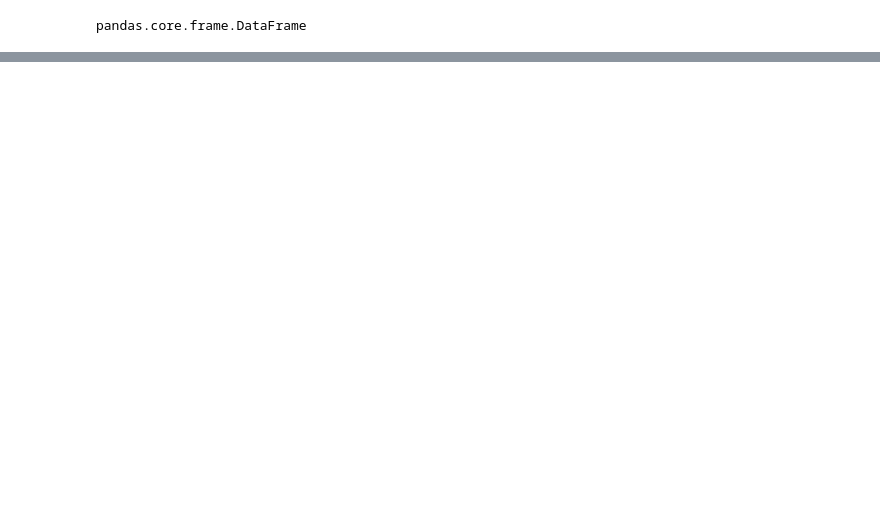
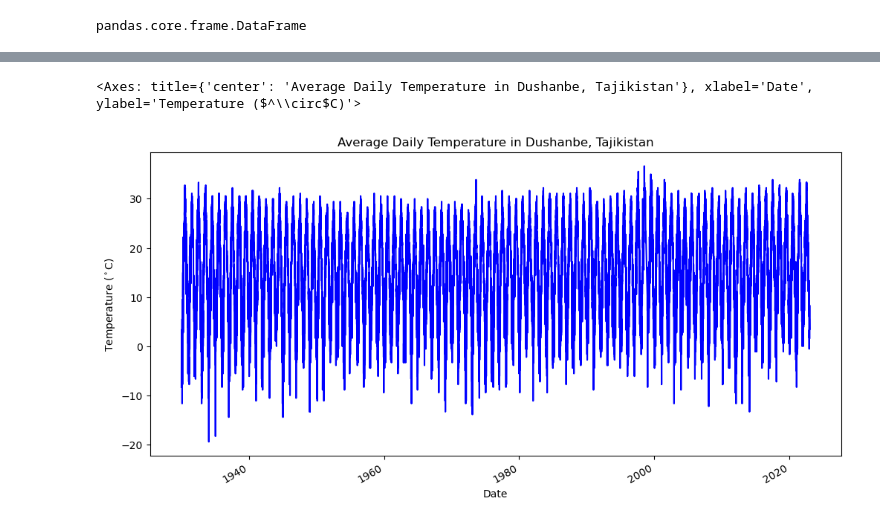
Before and after one commit to hakimsaad9387/01-climate-fall-template, a Jupyter notebook: 06-climate-portfolio.ipynb, the cells around one changed output, grey strips where cells are left out. Drawn from its saved outputs; the diff is of its cells as text; code cells hidden in the pictures; blank space fills up the shorter version.

```diff
--- a/06-climate-portfolio.ipynb
+++ b/06-climate-portfolio.ipynb
@@ -150,0 +158,13 @@ dushanbe_temp_units_df
+# %%
+### plot the celsius data using .plot
+dushanbe_temp_units_df.plot(
+    y = 'avg_temp_cel',
+    title = 'Average Daily Temperature in Dushanbe, Tajikistan',
+    xlabel = 'Date',
+    ylabel = 'Temperature ($^\circ$C)',
+    figsize = (12, 6),
+    color = 'blue',
+    legend = False)
+# %% [output]
+<Axes: title={'center': 'Average Daily Temperature in Dushanbe, Tajikistan'}, xlabel='Date', ylabel='Temperature ($^\\circ$C)'>
+[figure, added]
```
Also changed, not shown: parts of 15 cells of this notebook, 3 other files.
